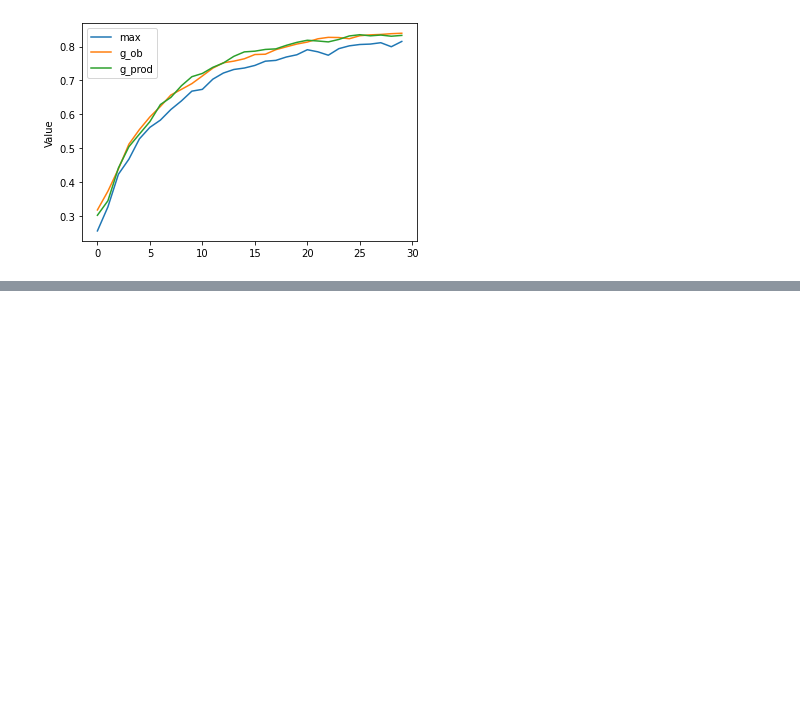
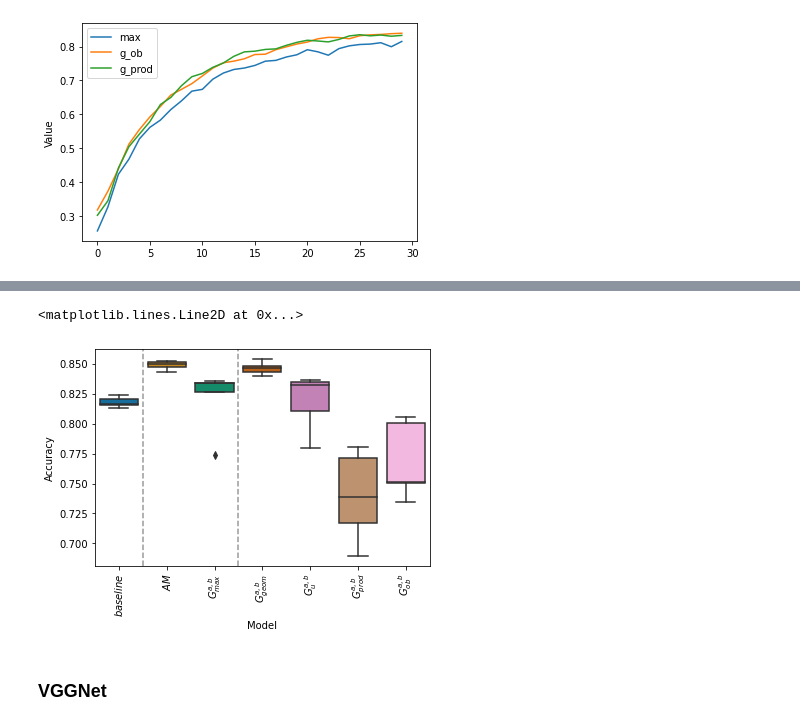
Before and after one commit to iosurodri/overlapsAndGroupings, a Jupyter notebook: src/notebooks/plot_best_groupings.ipynb, the cells around one changed output, grey strips where cells are left out. Saved outputs shown, nothing was run; the diff lists cells and outputs as text; code cells hidden in the pictures; blank space fills up the shorter version.

```diff
--- a/src/notebooks/plot_best_groupings.ipynb
+++ b/src/notebooks/plot_best_groupings.ipynb
@@ -144,0 +179,15 @@ plt.savefig(os.path.join(PATH_plots, 'training30epochs_soft.pdf'))
+# %%
+data_resnet = [
+    [r'$baseline$', 0.8206, 0.8161, 0.8168, 0.8239, 0.8129],
+    [r'$AM$', 0.8522, 0.8476, 0.8435, 0.8499, 0.8524],
+    [r'$G_{max}^{a,b}$', 0.8359, 0.7737, 0.834, 0.8343, 0.8263],
+    [r'$G_{geom}^{a,b}$', 0.8545, 0.8438, 0.8469, 0.8399, 0.8487],
+    [r'$G_{u}^{a,b}$', 0.8111, 0.8323, 0.7797, 0.8349, 0.8365],
+    [r'$G_{prod}^{a,b}$', 0.7167, 0.7712, 0.7804, 0.689, 0.7384],
+    [r'$G_{ob}^{a,b}$', 0.7516, 0.806, 0.8008, 0.7342, 0.7509]
+]
+
+df = pd.DataFrame(data=data_resnet, columns=['Model', 'Test1', 'Test2', 'Test3', 'Test4', 'Test5'])
+df = df.set_index('Model')
+
+print(df)
@@ -144,0 +204,15 @@ plt.savefig(os.path.join(PATH_plots, 'training30epochs_soft.pdf'))
+# %%
+fig = plt.figure()
+ax = sns.boxplot(data=df.T, palette='colorblind')
+plt.xticks(rotation=90)
+plt.ylabel('Accuracy')
+
+plt.axvline(x=0.5, color='black', linestyle='--', alpha=0.4)
+plt.axvline(x=2.5, color='black', linestyle='--', alpha=0.4)
+# plt.axvline(x=9.5, color='black', linestyle='--', alpha=0.4)
+# plt.axvline(x=14.5, color='black', linestyle='--', alpha=0.4)
+# %% [output]
+<matplotlib.lines.Line2D at 0x...>
+[figure, added]
+# %% [markdown]
+### VGGNet
```
Also changed, not shown: parts of 8 cells of this notebook, 6 other files.
